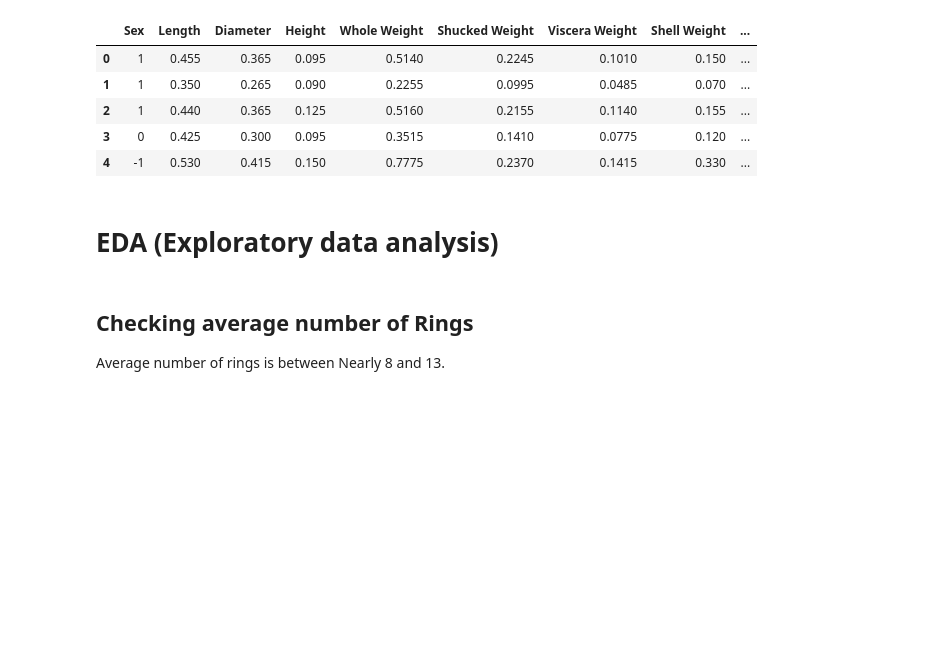
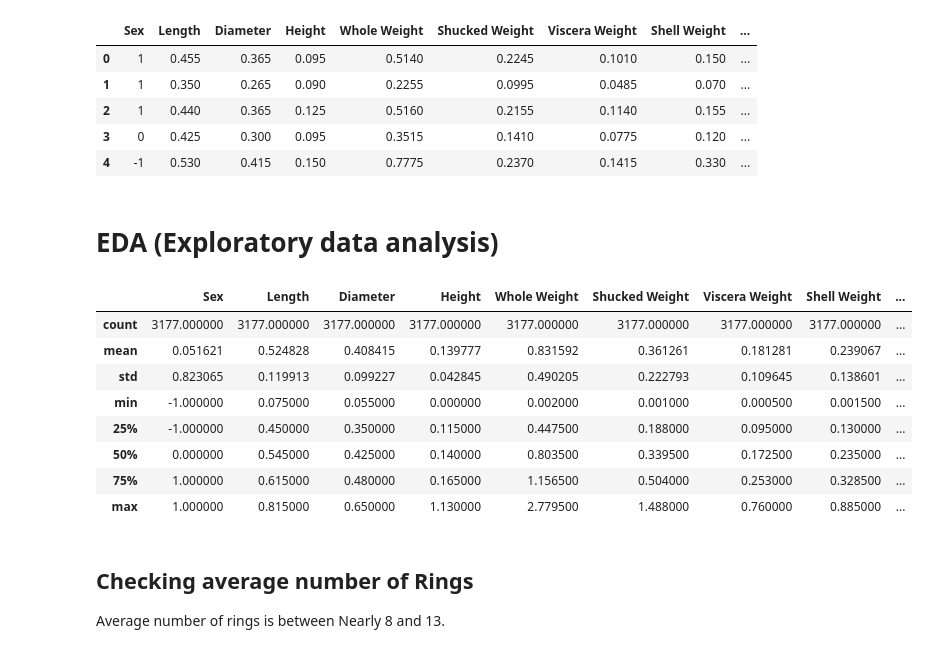
Before and after one commit to icarocamelo/AbaloneRegression, a Jupyter notebook: abalone.ipynb, the cells around one changed output. Cells and saved outputs as stored; diff of their text form; code cells hidden in the pictures; blank space fills up the shorter version.

```diff
--- a/abalone.ipynb
+++ b/abalone.ipynb
@@ -87,12 +102,22 @@ df.head()
 # EDA (Exploratory data analysis)
 # %%
 # It takes some time to render
-sns.pairplot(df)
+# sns.pairplot(df)
 # - Age and Sex don't seem to influence the number of 'Rings'
 # Males are slightly larger than female and infants
 
 # Describe dataset
 df.describe()
+# %% [output]
+|  | Sex | Length | Diameter | Height | Whole Weight | Shucked Weight | Viscera Weight | Shell Weight | ... |
+| count | 3177.000000 | 3177.000000 | 3177.000000 | 3177.000000 | 3177.000000 | 3177.000000 | 3177.000000 | 3177.000000 | ... |
+| mean | 0.051621 | 0.524828 | 0.408415 | 0.139777 | 0.831592 | 0.361261 | 0.181281 | 0.239067 | ... |
+| std | 0.823065 | 0.119913 | 0.099227 | 0.042845 | 0.490205 | 0.222793 | 0.109645 | 0.138601 | ... |
+| min | -1.000000 | 0.075000 | 0.055000 | 0.000000 | 0.002000 | 0.001000 | 0.000500 | 0.001500 | ... |
+| 25% | -1.000000 | 0.450000 | 0.350000 | 0.115000 | 0.447500 | 0.188000 | 0.095000 | 0.130000 | ... |
+| 50% | 0.000000 | 0.545000 | 0.425000 | 0.140000 | 0.803500 | 0.339500 | 0.172500 | 0.235000 | ... |
+| 75% | 1.000000 | 0.615000 | 0.480000 | 0.165000 | 1.156500 | 0.504000 | 0.253000 | 0.328500 | ... |
+| max | 1.000000 | 0.815000 | 0.650000 | 1.130000 | 2.779500 | 1.488000 | 0.760000 | 0.885000 | ... |
 # %% [markdown]
 ## Checking average number of Rings
 
```
Also changed, not shown: parts of 15 cells of this notebook.
